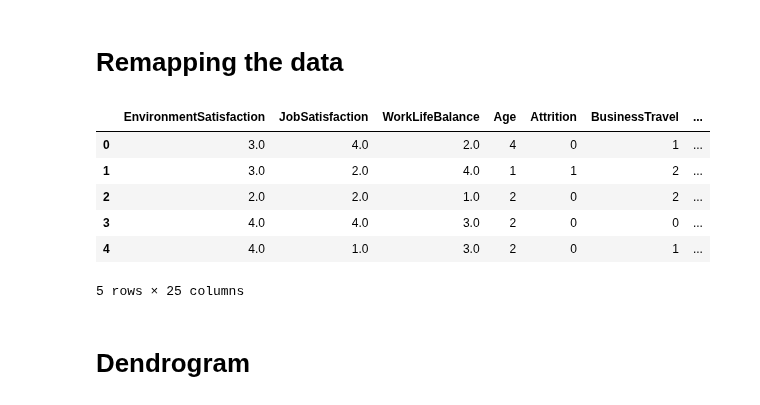
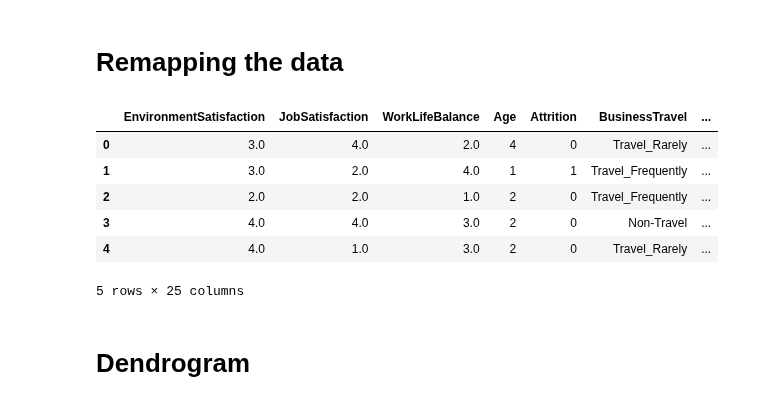
Before and after one commit to Aldresus/projetIA, a Jupyter notebook: projet.ipynb, the cells around one changed output. Cells and saved outputs as stored; diff of their text form; code cells hidden in the pictures.

```diff
--- a/projet.ipynb
+++ b/projet.ipynb
@@ -191,39 +205,39 @@ mergedDataframe.head()
 # %%
 # remplacement des strings par des entiers
 mergedDataframe['Attrition'] = mergedDataframe['Attrition'].map({'Yes': 1, 'No': 0})
-mergedDataframe['BusinessTravel'] = mergedDataframe['BusinessTravel'].map({'Non-Travel': 0, 'Travel_Rarely': 1, 'Travel_Frequently': 2})
-mergedDataframe['Department'] = mergedDataframe['Department'].map({'Sales': 0, 'Research & Development': 1, 'Human Resources': 2})
-mergedDataframe['EducationField'] = mergedDataframe['EducationField'].map({'Life Sciences': 0, 'Medical': 1, 'Marketing': 2, 'Technical Degree': 3, 'Human Resources': 4, 'Other': 5})
-mergedDataframe['Gender'] = mergedDataframe['Gender'].map({'Female': 0, 'Male': 1})
-mergedDataframe['JobRole'] = mergedDataframe['JobRole'].map({'Sales Executive': 0, 'Research Scientist': 1, 'Laboratory Technician': 2, 'Manufacturing Director': 3, 'Healthcare Representative': 4, 'Manager': 5, 'Sales Representative': 6, 'Research Director': 7, 'Human Resources': 8})
-mergedDataframe['MaritalStatus'] = mergedDataframe['MaritalStatus'].map({'Single': 0, 'Married': 1, 'Divorced': 2})
+#mergedDataframe['BusinessTravel'] = mergedDataframe['BusinessTravel'].map({'Non-Travel': 0, 'Travel_Rarely': 1, 'Travel_Frequently': 2})
+#mergedDataframe['Department'] = mergedDataframe['Department'].map({'Sales': 0, 'Research & Development': 1, 'Human Resources': 2})
+#mergedDataframe['EducationField'] = mergedDataframe['EducationField'].map({'Life Sciences': 0, 'Medical': 1, 'Marketing': 2, 'Technical Degree': 3, 'Human Resources': 4, 'Other': 5})
+#mergedDataframe['Gender'] = mergedDataframe['Gender'].map({'Female': 0, 'Male': 1})
+#mergedDataframe['JobRole'] = mergedDataframe['JobRole'].map({'Sales Executive': 0, 'Research Scientist': 1, 'Laboratory Technician': 2, 'Manufacturing Director': 3, 'Healthcare Representative': 4, 'Manager': 5, 'Sales Representative': 6, 'Research Director': 7, 'Human Resources': 8})
+#mergedDataframe['MaritalStatus'] = mergedDataframe['MaritalStatus'].map({'Single': 0, 'Married': 1, 'Divorced': 2})
 
 # regrouper par classe d'age en 6 groupes de 18 à 60 ans
 mergedDataframe['Age'] = pd.cut(mergedDataframe['Age'], bins=[18, 24, 31, 38, 45, 52, 60], labels=[0, 1, 2, 3, 4, 5])
 
 # regrouper par classe de salaire en 6 groupes de 0 à 200000
 mergedDataframe['MonthlyIncome'] = pd.cut(mergedDataframe['MonthlyIncome'], bins=[0, 33333, 66666, 100000, 133333, 166666, 200000], labels=[0, 1, 2, 3, 4, 5])
 
 # regrouper par classe de distance en 6 groupes de 0 à 30
 mergedDataframe['DistanceFromHome'] = pd.cut(mergedDataframe['DistanceFromHome'], bins=[0, 5, 10, 15, 20, 25, 30], labels=[0, 1, 2, 3, 4, 5])
 
 # regrouper par classe de nombre d'années passées dans l'entreprise en 6 groupes de 0 à 40
 mergedDataframe['YearsAtCompany'] = pd.cut(mergedDataframe['YearsAtCompany'], bins=[0, 6, 13,19,25,33,40], labels=[0, 1, 2, 3, 4, 5])
 
 # regrouper par pourcentage d'augmentation de salaire en 3 groupes de 10 à 25
 mergedDataframe['PercentSalaryHike'] = pd.cut(mergedDataframe['PercentSalaryHike'], bins=[10, 15, 20, 25], labels=[0, 1, 2])
 
 # regrouper par année total passées dans ce type de poste en 6 groupes de 0 à 40
 mergedDataframe['TotalWorkingYears'] = pd.cut(mergedDataframe['TotalWorkingYears'], bins=[0, 6, 13,19,25,33,40], labels=[0, 1, 2, 3, 4, 5])
 
 mergedDataframe.head()
 # %% [output]
 |  | EnvironmentSatisfaction | JobSatisfaction | WorkLifeBalance | Age | Attrition | BusinessTravel | ... |
-| 0 | 3.0 | 4.0 | 2.0 | 4 | 0 | 1 | ... |
-| 1 | 3.0 | 2.0 | 4.0 | 1 | 1 | 2 | ... |
-| 2 | 2.0 | 2.0 | 1.0 | 2 | 0 | 2 | ... |
-| 3 | 4.0 | 4.0 | 3.0 | 2 | 0 | 0 | ... |
-| 4 | 4.0 | 1.0 | 3.0 | 2 | 0 | 1 | ... |
+| 0 | 3.0 | 4.0 | 2.0 | 4 | 0 | Travel_Rarely | ... |
+| 1 | 3.0 | 2.0 | 4.0 | 1 | 1 | Travel_Frequently | ... |
+| 2 | 2.0 | 2.0 | 1.0 | 2 | 0 | Travel_Frequently | ... |
+| 3 | 4.0 | 4.0 | 3.0 | 2 | 0 | Non-Travel | ... |
+| 4 | 4.0 | 1.0 | 3.0 | 2 | 0 | Travel_Rarely | ... |
 5 rows × 25 columns
 # %% [markdown]
 # Dendrogram
```
Also changed, not shown: parts of 6 cells of this notebook.
